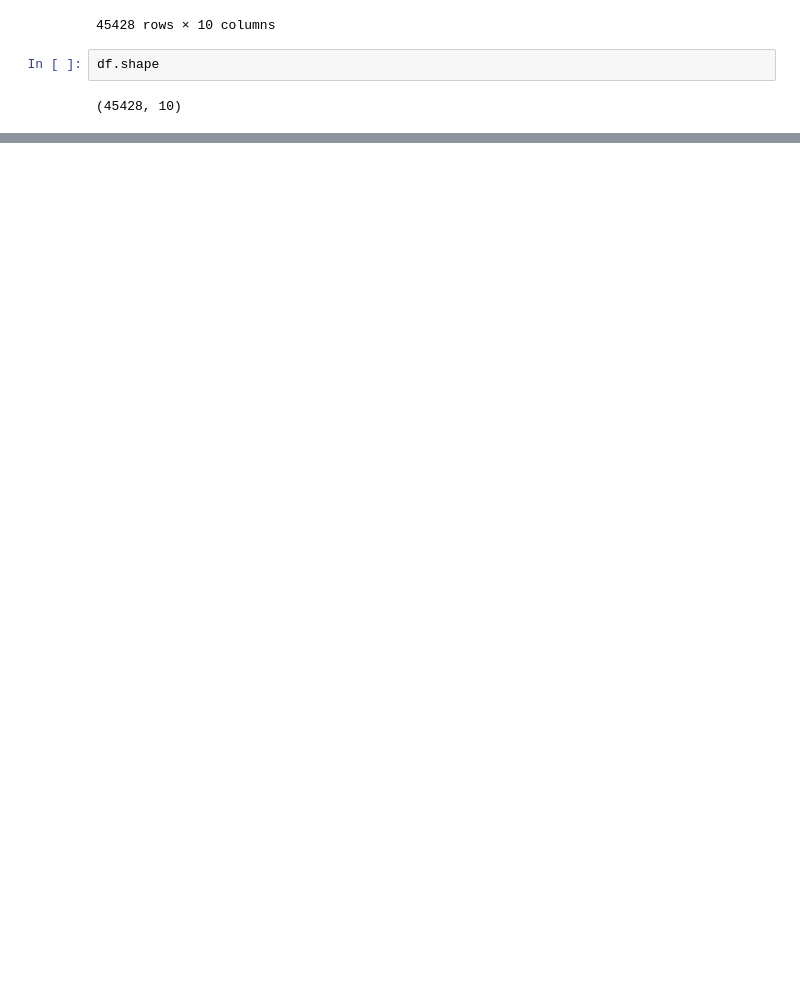
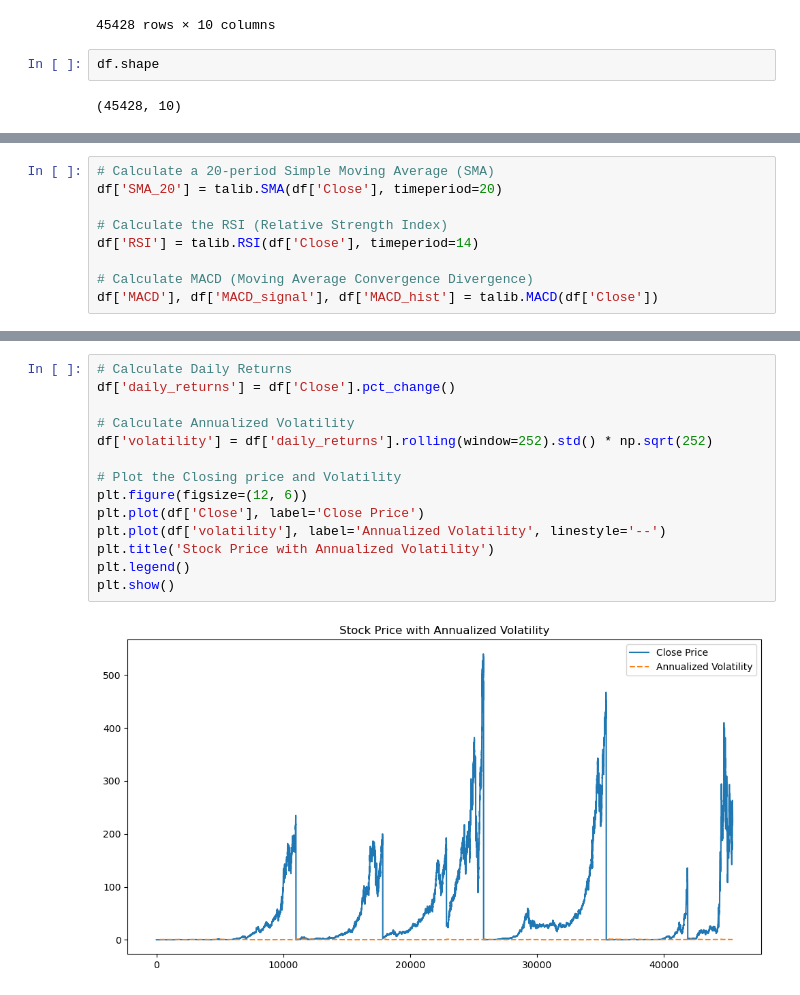
Before and after one commit to DegaregeN/Week-1, a Jupyter notebook: notebooks/Quantitative.ipynb, the cells around one changed output, grey strips where cells are left out. Saved outputs shown, nothing was run; the diff lists cells and outputs as text; blank space fills up the shorter version.

```diff
--- a/notebooks/Quantitative.ipynb
+++ b/notebooks/Quantitative.ipynb
@@ -80,0 +89,9 @@ memory usage: 3.5+ MB
+# %%
+# Calculate a 20-period Simple Moving Average (SMA)
+df['SMA_20'] = talib.SMA(df['Close'], timeperiod=20)
+
+# Calculate the RSI (Relative Strength Index)
+df['RSI'] = talib.RSI(df['Close'], timeperiod=14)
+
+# Calculate MACD (Moving Average Convergence Divergence)
+df['MACD'], df['MACD_signal'], df['MACD_hist'] = talib.MACD(df['Close'])
@@ -80,0 +118,16 @@ memory usage: 3.5+ MB
+# %%
+# Calculate Daily Returns
+df['daily_returns'] = df['Close'].pct_change()
+
+# Calculate Annualized Volatility
+df['volatility'] = df['daily_returns'].rolling(window=252).std() * np.sqrt(252)
+
+# Plot the Closing price and Volatility
+plt.figure(figsize=(12, 6))
+plt.plot(df['Close'], label='Close Price')
+plt.plot(df['volatility'], label='Annualized Volatility', linestyle='--')
+plt.title('Stock Price with Annualized Volatility')
+plt.legend()
+plt.show()
+# %% [output]
+[figure, added]
```
Also changed, not shown: parts of 7 cells of this notebook.
